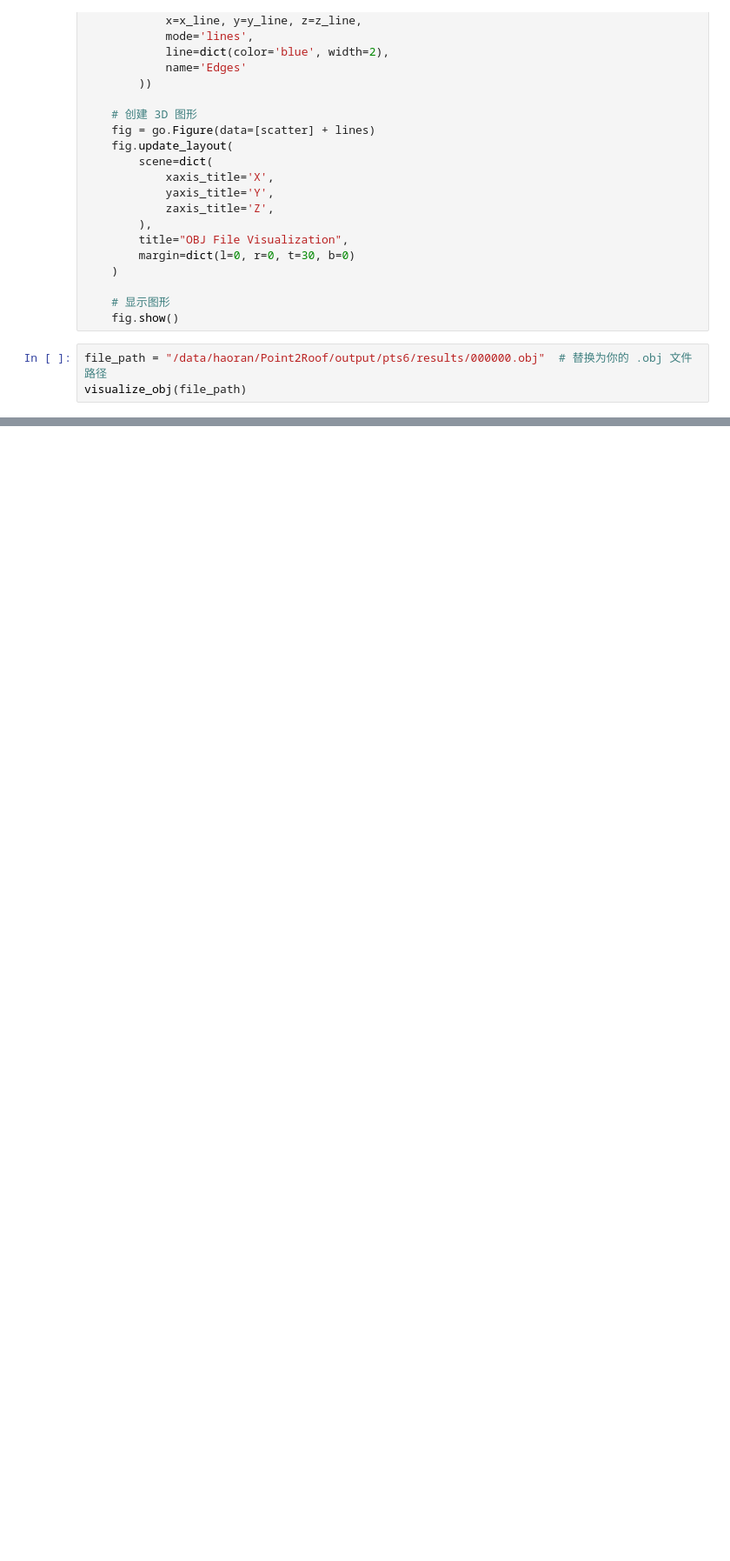
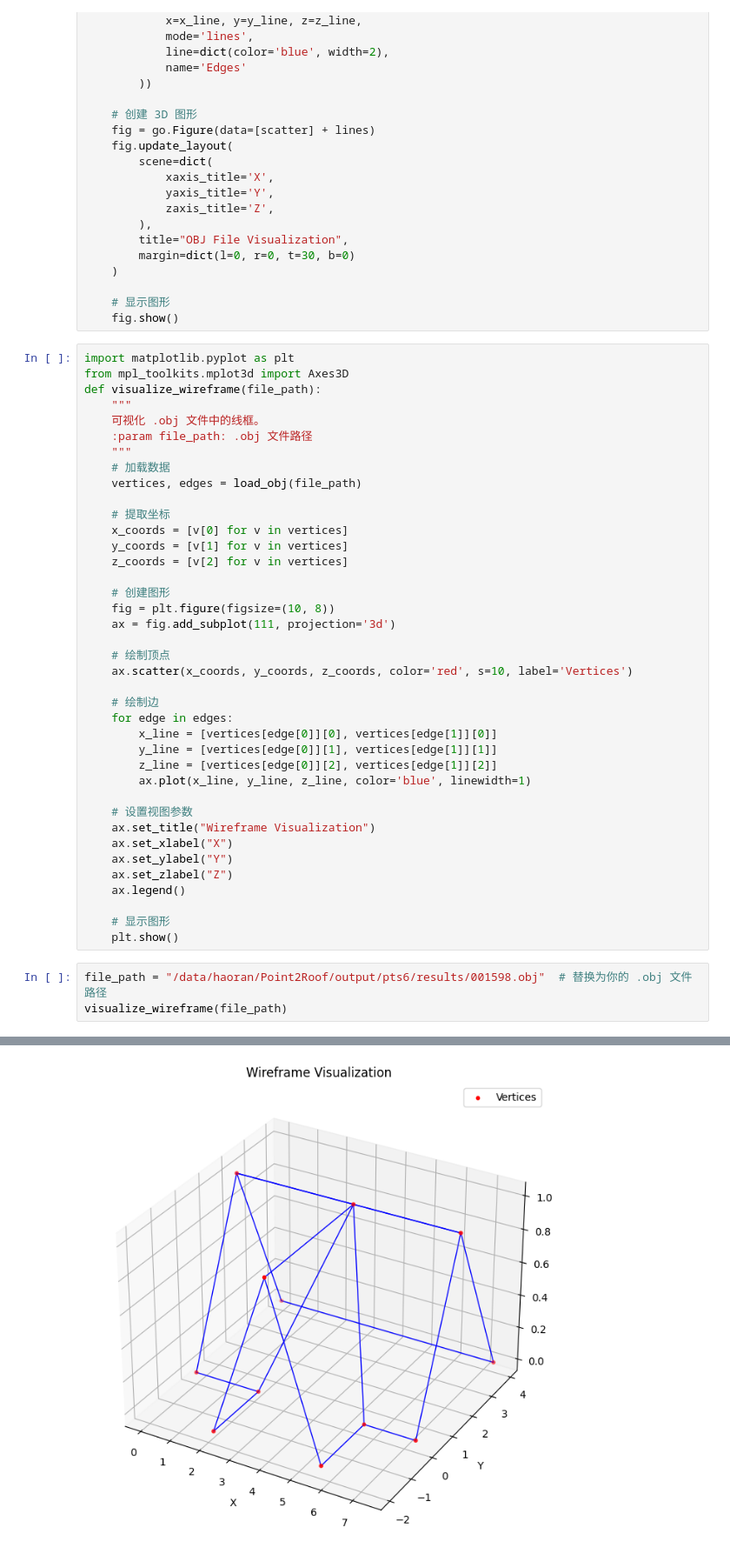
Before and after one commit to ranhaogong/Point2Roof, a Jupyter notebook: visualization.ipynb, the cells around one changed output, grey strips where cells are left out. Shown at 87% size. Saved outputs shown, nothing was run; the diff lists cells and outputs as text; blank space fills up the shorter version.

Commit message:
:star: generate wireframe models

```diff
--- a/visualization.ipynb
+++ b/visualization.ipynb
@@ -73,7 +73,46 @@ def visualize_obj(file_path):
 
     # 显示图形
     fig.show()
+# %%
+import matplotlib.pyplot as plt
+from mpl_toolkits.mplot3d import Axes3D
+def visualize_wireframe(file_path):
+    """
+    可视化 .obj 文件中的线框。
+    :param file_path: .obj 文件路径
+    """
+    # 加载数据
+    vertices, edges = load_obj(file_path)
+
+    # 提取坐标
+    x_coords = [v[0] for v in vertices]
+    y_coords = [v[1] for v in vertices]
+    z_coords = [v[2] for v in vertices]
+
+    # 创建图形
+    fig = plt.figure(figsize=(10, 8))
+    ax = fig.add_subplot(111, projection='3d')
+
+    # 绘制顶点
+    ax.scatter(x_coords, y_coords, z_coords, color='red', s=10, label='Vertices')
+
+    # 绘制边
+    for edge in edges:
+        x_line = [vertices[edge[0]][0], vertices[edge[1]][0]]
+        y_line = [vertices[edge[0]][1], vertices[edge[1]][1]]
+        z_line = [vertices[edge[0]][2], vertices[edge[1]][2]]
+        ax.plot(x_line, y_line, z_line, color='blue', linewidth=1)
+
+    # 设置视图参数
+    ax.set_title("Wireframe Visualization")
+    ax.set_xlabel("X")
+    ax.set_ylabel("Y")
+    ax.set_zlabel("Z")
+    ax.legend()
+
+    # 显示图形
+    plt.show()
 # %%
-file_path = "/data/haoran/Point2Roof/output/pts6/results/000000.obj"  # 替换为你的 .obj 文件路径
-visualize_obj(file_path)
+file_path = "/data/haoran/Point2Roof/output/pts6/results/001598.obj"  # 替换为你的 .obj 文件路径
+visualize_wireframe(file_path)
 # %% [output]
@@ -80,0 +119 @@ visualize_obj(file_path)
+[figure, added]
```
Also changed, not shown: parts of 1 cell of this notebook, 6 other files.
